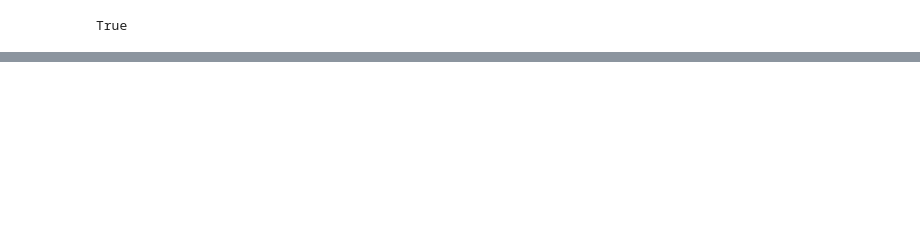
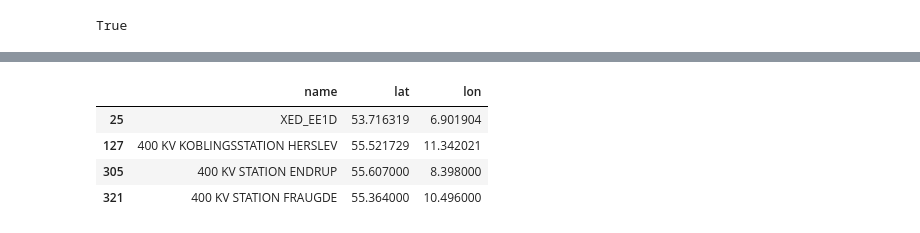
Before and after one commit to Signedue/Critical-Energy-Infrastructure-Under-Hybrid-War-Scenarios, a Jupyter notebook: Map_visualization.ipynb, the cells around one changed output, grey strips where cells are left out. Saved outputs shown, nothing was run; the diff lists cells and outputs as text; code cells hidden in the pictures; blank space fills up the shorter version.

```diff
--- a/Map_visualization.ipynb
+++ b/Map_visualization.ipynb
@@ -135,0 +177,21 @@ True
+# %%
+def normalize(series):
+    if series.max() == series.min():
+        return 0  # avoid division by zero
+    return (series - series.min()) / (series.max() - series.min())
+
+# -----------------------
+# NORMALIZE METRICS
+# -----------------------
+top5["unmet_norm"] = normalize(top5["total_unmet_demand_MW"])
+top5["over_norm"] = normalize(top5["total_oversupply_MW"])
+top5["groups_norm"] = normalize(top5["num_groups"])
+
+# -----------------------
+# WEIGHTED SCORE
+# -----------------------
+top5["score"] = (
+    0.7 * top5["unmet_norm"] +
+    0.2 * top5["over_norm"] +
+    0.1 * top5["groups_norm"]
+)
@@ -135,0 +200,13 @@ True
+# %%
+top5 = top5.sort_values("score", ascending=False).head(10)
+
+top1_node = top5.iloc[0]["name"].strip().lower()
+
+print("Top 5 critical nodes:")
+print(top5[[
+    "name",
+    "total_unmet_demand_MW",
+    "total_oversupply_MW",
+    "num_groups",
+    "score"
+]])
@@ -135,0 +369,8 @@ True
+# %%
+nodes_final[nodes_final["name"].isin(top5["name"])][["name", "lat", "lon"]]
+# %% [output]
+|  | name | lat | lon |
+| 25 | XED_EE1D | 53.716319 | 6.901904 |
+| 127 | 400 KV KOBLINGSSTATION HERSLEV | 55.521729 | 11.342021 |
+| 305 | 400 KV STATION ENDRUP | 55.607000 | 8.398000 |
+| 321 | 400 KV STATION FRAUGDE | 55.364000 | 10.496000 |
```
Also changed, not shown: parts of 25 cells of this notebook, 2 other files.
